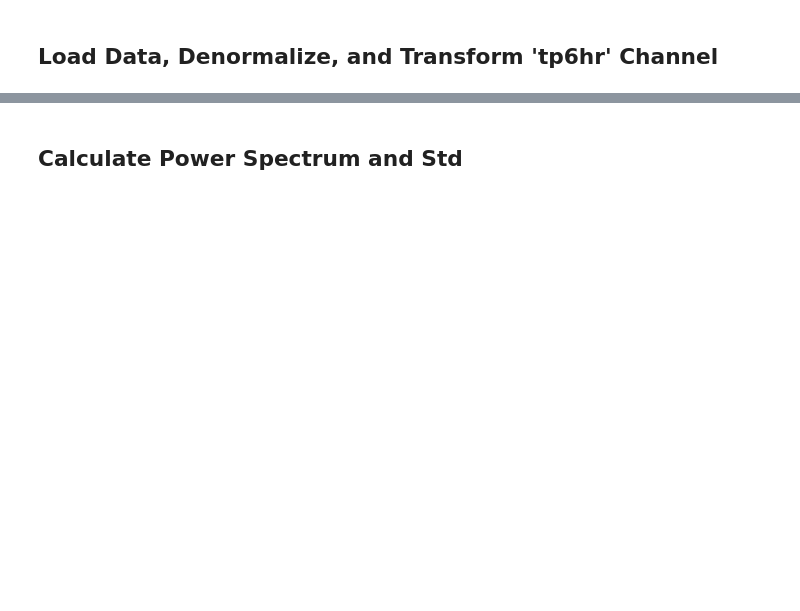
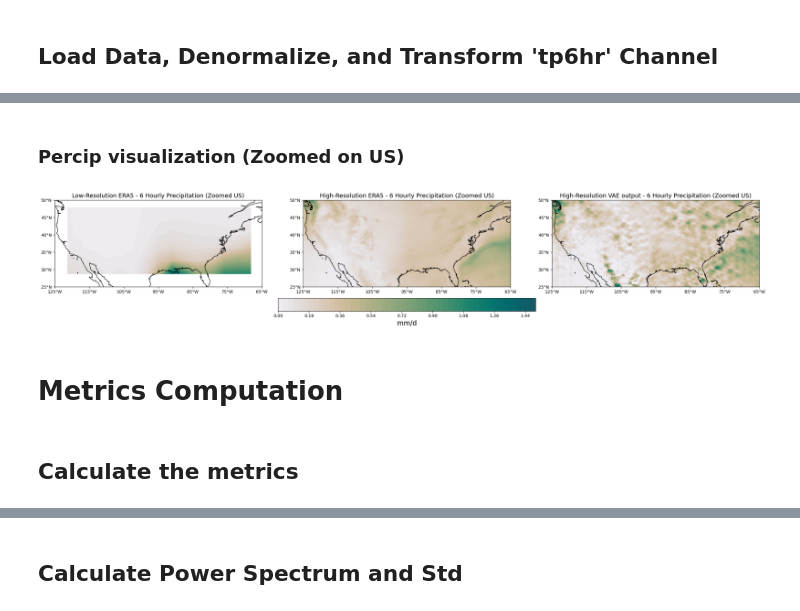
Before and after one commit to moeindarman77/lucie, a Jupyter notebook: metrics.ipynb, the cells around one changed output, grey strips where cells are left out. Cells and saved outputs as stored; diff of their text form; code cells hidden in the pictures; blank space fills up the shorter version.

Commit message:
Latest metrics code (verified)

```diff
--- a/metrics.ipynb
+++ b/metrics.ipynb
@@ -329,2 +889,66 @@ Stacked lucie shape: (498, 6, 48, 96)
+# %% [markdown]
+### Percip visualization (Zoomed on US)
+# %%
+# Define lat/lon range for the US region
+lat_min, lat_max = 25, 50  # 25°N to 50°N
+lon_min, lon_max = 235, 295  # 65°W to 125°W (converted to 0-360 longitude system)
+
+
+# Subset data to the US region
+us_lat_indices_hres = (latcoords_hres >= lat_min) & (latcoords_hres <= lat_max)
+us_lon_indices_hres = (loncoords_hres >= lon_min) & (loncoords_hres <= lon_max)
+
+us_lat_indices_lres = (latcoords_lres >= lat_min) & (latcoords_lres <= lat_max)
+us_lon_indices_lres = (loncoords_lres >= lon_min) & (loncoords_lres <= lon_max)
+
+us_latcoords_hres = latcoords_hres[us_lat_indices_hres]
+us_loncoords_hres = loncoords_hres[us_lon_indices_hres]
+
+us_latcoords_lres = latcoords_lres[us_lat_indices_lres]
+us_loncoords_lres = loncoords_lres[us_lon_indices_lres]
+
+# Assume we use the first dataset from data_to_plot for demonstration
+data_to_plot = [
+    ((lres_denorm[1]*1000)[us_lat_indices_lres, :][:, us_lon_indices_lres], "Low-Resolution ERA5", us_loncoords_lres, us_latcoords_lres),
+    (((hres_denorm[1]-hres_denorm[1].min())*1000)[us_lat_indices_hres, :][:, us_lon_indices_hres], "High-Resolution ERA5", us_loncoords_hres, us_latcoords_hres),
+    (((output_denorm[1]-hres_denorm[1].min())*1000)[us_lat_indices_hres, :][:, us_lon_indices_hres], "High-Resolution VAE output", us_loncoords_hres, us_latcoords_hres),
+]
+
+# Plotting
+fig, axs = plt.subplots(1, 3, figsize=(30, 12), subplot_kw={'projection': projection})
+for ax, (data, title, loncoords, latcoords) in zip(axs, data_to_plot):
+    im = ax.contourf(
+        loncoords, latcoords, data, vmin=0, vmax=2,
+        levels=50, transform=projection, cmap=ocean.cm.rain
+    )
+    ax.coastlines()
+    # Set latitude and longitude ticks
+    ax.set_xticks(np.arange(-125, -64, 10), crs=ccrs.PlateCarree())  # Adjusted to -180 to 180 system
+    ax.set_yticks(np.arange(lat_min, lat_max+1, 5), crs=ccrs.PlateCarree())
+    ax.set_xticklabels([f"{abs(lon)}°W" for lon in np.arange(-125, -64, 10)], fontsize=10)
+    ax.set_yticklabels([f"{lat}°N" for lat in np.arange(lat_min, lat_max+1, 5)], fontsize=10)
+    ax.set_title(f"{title} - 6 Hourly Precipitation (Zoomed US)", fontsize=14)
+    ims.append(im)
+
+# Add a colorbar common to all subplots
+# Add a colorbar common to all subplots
+cbar = fig.colorbar(
+    axs[0].collections[0],  # Use the first plot's pcolormesh collection
+    ax=axs,
+    orientation="horizontal",
+    fraction=0.046,
+    pad=0.04,
+)
+cbar.set_label("mm/d", fontsize=16)
+
+
+# plt.tight_layout()
+plt.show()
+# %% [output]
+[figure, added]
+# %% [markdown]
+# Metrics Computation
+# %% [markdown]
+## Calculate the metrics
 # %%
 import torch
```
Also changed, not shown: parts of 41 cells of this notebook.
